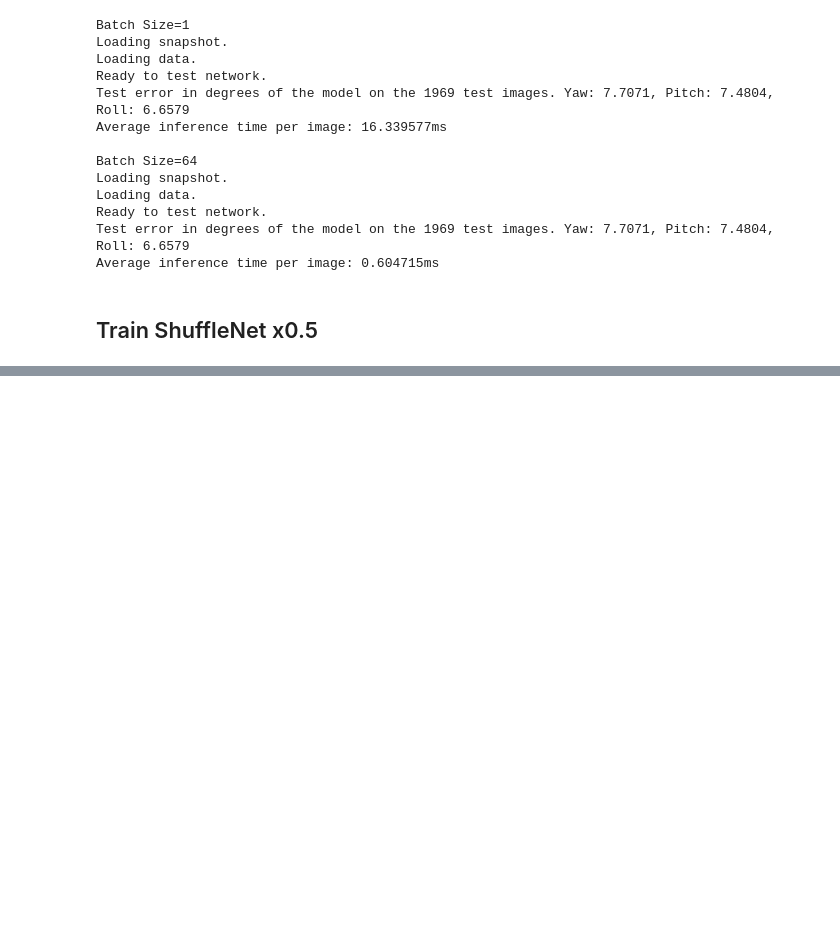
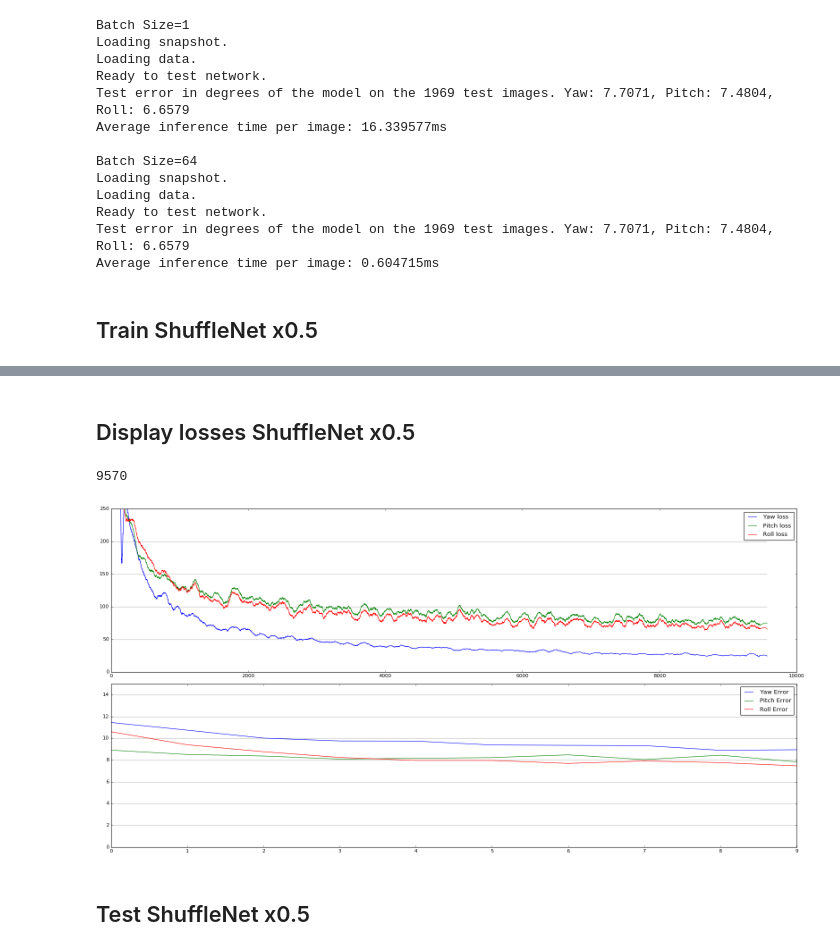
Before and after one commit to emredog/deep-head-pose, a Jupyter notebook: Collab_test.ipynb, the cells around one changed output, grey strips where cells are left out. Drawn from its saved outputs; the diff is of its cells as text; code cells hidden in the pictures; blank space fills up the shorter version.

```diff
--- a/Collab_test.ipynb
+++ b/Collab_test.ipynb
@@ -480,0 +481,43 @@ Epoch [5/10], Iter [700/956] Losses: Yaw 35.1031, Pitch 71.1278, Roll 53.4059
+# %% [markdown]
+## Display losses ShuffleNet x0.5
+# %%
+import pickle as pkl
+import matplotlib.pyplot as plt
+from scipy.signal import savgol_filter # smoothing the curves
+plt.style.use('classic')
+%matplotlib inline
+
+loss_file = gdrive_workspace + "/lossesshufflenet_half.pkl"
+with open(loss_file, "rb") as file_handle:
+  training_stats = pkl.load(file_handle)
+
+print(len(training_stats["loss_yaw"]))
+
+smoothing = lambda x: savgol_filter(x, 201, 3)
+
+train_samples = len(training_stats["loss_yaw"])
+val_samples = len(training_stats["val_yaw_error"])
+
+
+f, axes = plt.subplots(2, 1, sharex="none", figsize=(20, 10), dpi= 80, facecolor='w', edgecolor='k')
+axes[0].plot(range(train_samples), smoothing(training_stats["loss_yaw"]), label="Yaw loss")
+axes[0].plot(range(train_samples), smoothing(training_stats["loss_pitch"]), label="Pitch loss")
+axes[0].plot(range(train_samples), smoothing(training_stats["loss_roll"]), label="Roll loss")
+axes[0].hlines(list(range(0, 500, 50)), 0, train_samples-1, color='0.75')
+axes[0].set_ylim(0, 250)
+axes[0].legend()
+
+axes[1].plot(training_stats["val_yaw_error"], label="Yaw Error")
+axes[1].plot(training_stats["val_pitch_error"], label="Pitch Error")
+axes[1].plot(training_stats["val_roll_error"], label="Roll Error")
+axes[1].hlines(list(range(0, 35, 2)), 0, val_samples-1, color='0.75')
+axes[1].set_ylim(0, 15)
+axes[1].legend()
+
+f.tight_layout()
+plt.show()
+# %% [output]
+9570
+[figure, added]
+# %% [markdown]
+## Test ShuffleNet x0.5
```
Also changed, not shown: parts of 2 cells of this notebook.
